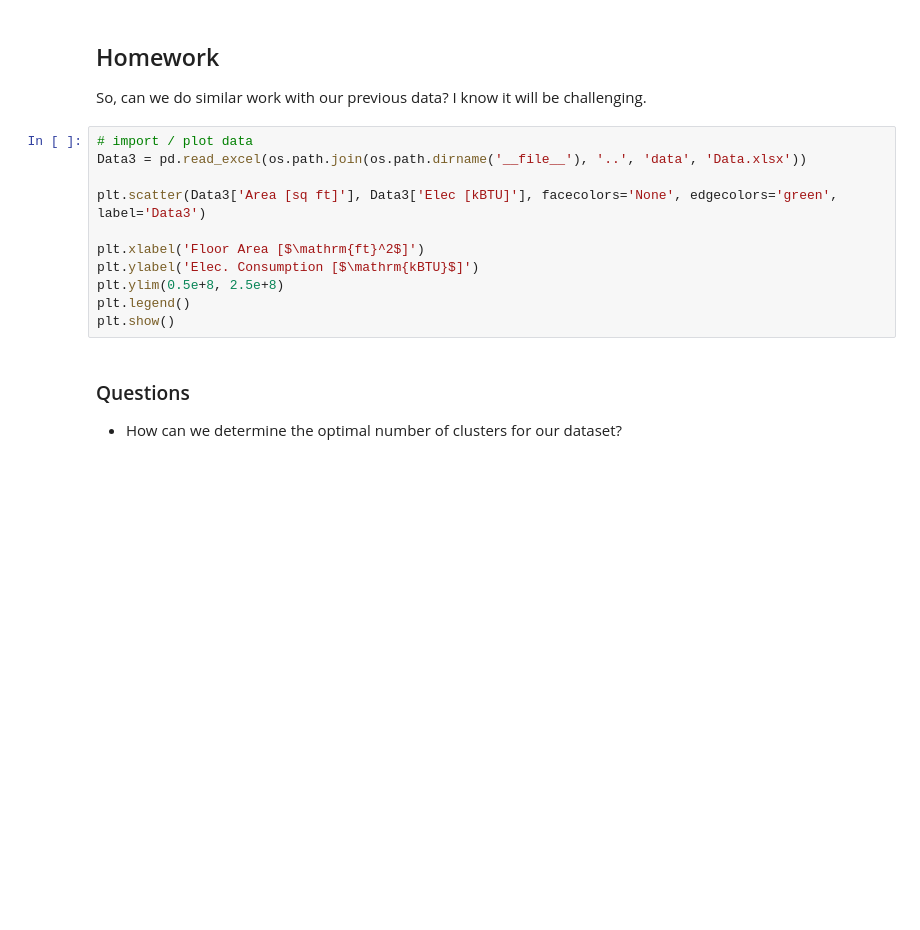
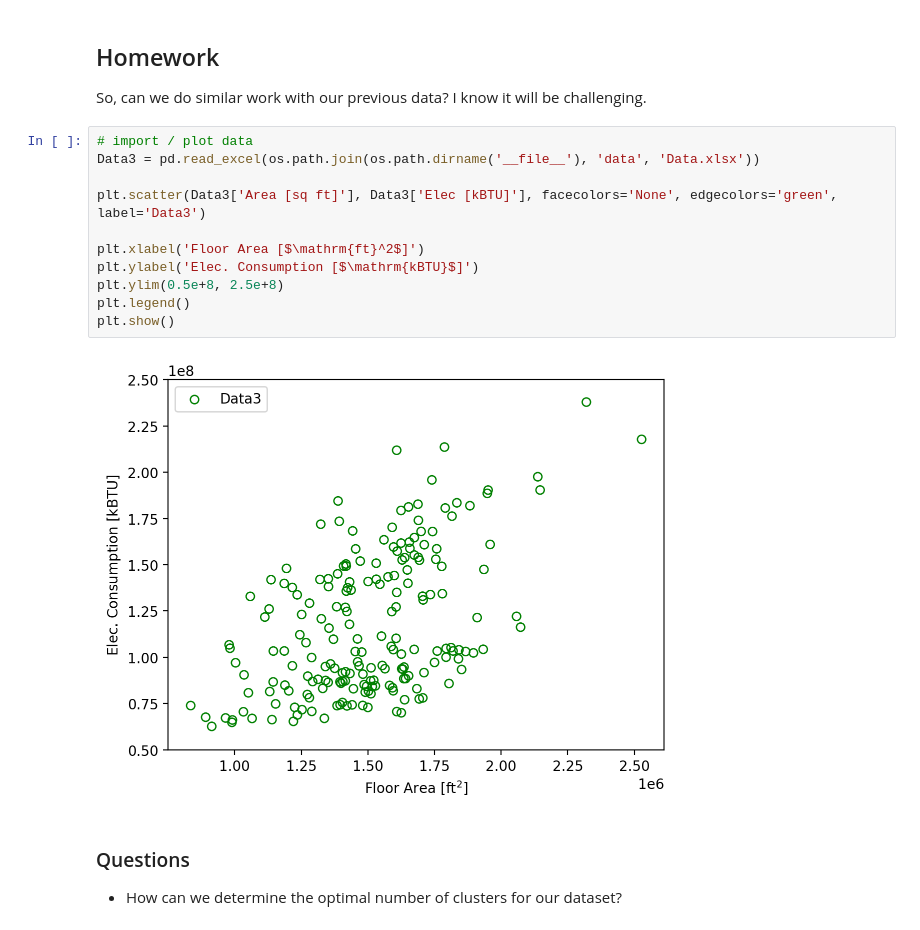
Before and after one commit to sjae-lee/IIB-training, a Jupyter notebook: bayesian-modelling/2_Mixture Model_pymc4.ipynb, the cells around one changed output. Saved outputs shown, nothing was run; the diff lists cells and outputs as text; blank space fills up the shorter version.

```diff
--- a/bayesian-modelling/2_Mixture Model_pymc4.ipynb
+++ b/bayesian-modelling/2_Mixture Model_pymc4.ipynb
@@ -188,15 +177,17 @@ The model discovered two normal distributions! In other words, two sub-models fo
 So, can we do similar work with our previous data? I know it will be challenging.
 # %%
 # import / plot data
-Data3 = pd.read_excel(os.path.join(os.path.dirname('__file__'), '..', 'data', 'Data.xlsx'))
+Data3 = pd.read_excel(os.path.join(os.path.dirname('__file__'), 'data', 'Data.xlsx'))
 
 plt.scatter(Data3['Area [sq ft]'], Data3['Elec [kBTU]'], facecolors='None', edgecolors='green', label='Data3')
 
 plt.xlabel('Floor Area [$\mathrm{ft}^2$]')
 plt.ylabel('Elec. Consumption [$\mathrm{kBTU}$]')
 plt.ylim(0.5e+8, 2.5e+8)
 plt.legend()
 plt.show()
+# %% [output]
+[figure, added]
 # %% [markdown]
 ### Questions
 + How can we determine the optimal number of clusters for our dataset?
```
Also changed, not shown: parts of 11 cells of this notebook, 7 other files.
